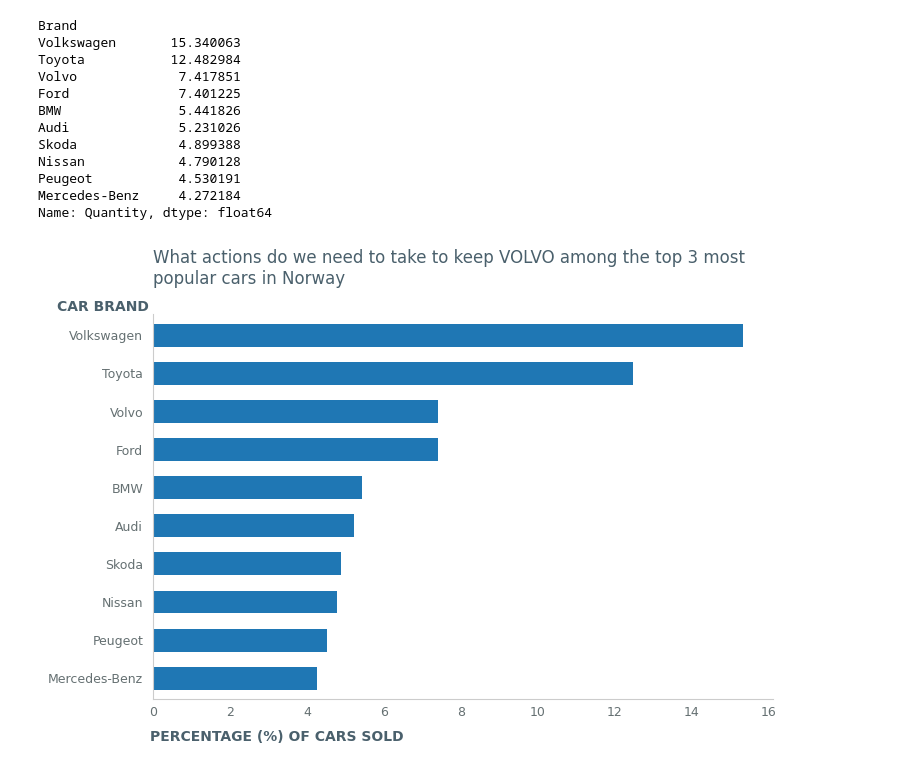
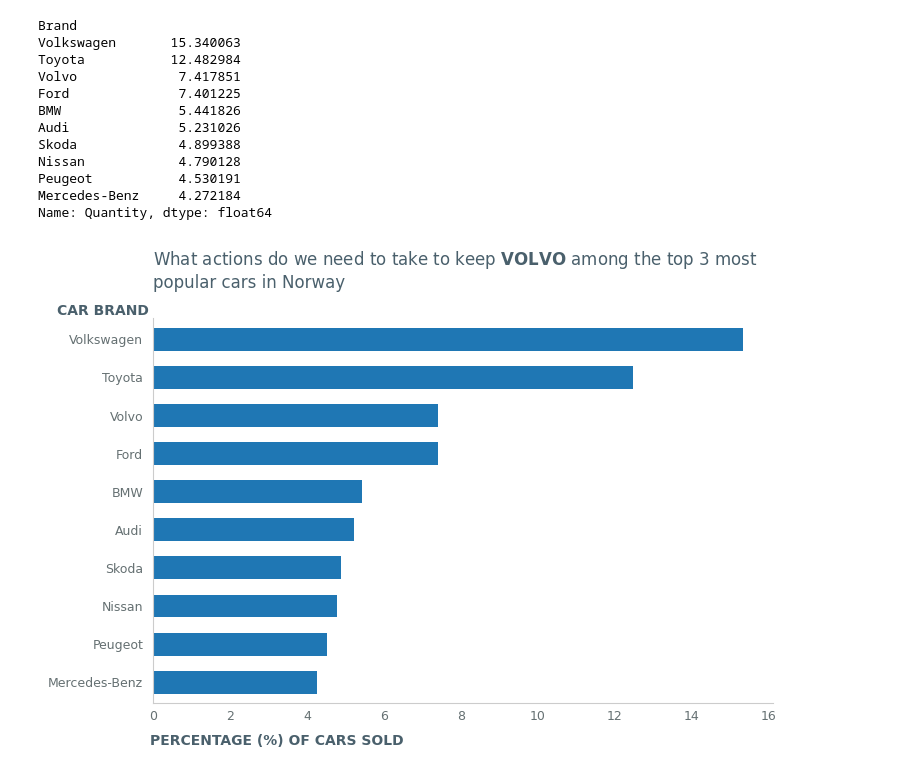
Before and after one commit to kokchun/data_vizualisation_kokchun_giang_de25, a Jupyter notebook: 10_storytelling_matplotlib/storytelling_bar.ipynb, the cells around one changed output. Saved outputs shown, nothing was run; the diff lists cells and outputs as text; code cells hidden in the pictures.

```diff
--- a/10_storytelling_matplotlib/storytelling_bar.ipynb
+++ b/10_storytelling_matplotlib/storytelling_bar.ipynb
@@ -114,25 +114,27 @@ Name: Quantity, dtype: float64
 # %%
 ax = df_percentage.plot(kind="barh", figsize=(8, 5), width=0.6)
 
 ax.spines[["top", "right"]].set_visible(False)
 ax.spines[["left", "bottom"]].set_color(GRAY_1)
 
 ax.tick_params(axis="both", colors=GRAY_2, labelsize=9, length=0, pad=5)
 ax.tick_params(axis="y", pad=7)
 
 ax.set_xlabel("PERCENTAGE (%) OF CARS SOLD", color=GRAY_3, fontweight="bold")
 ax.set_ylabel("CAR BRAND", color=GRAY_3, fontweight="bold", rotation=0)
 
 ax.yaxis.set_label_coords(-0.08, 1)
 ax.xaxis.set_label_coords(0.2, -0.08)
 
 ax.set_title(
-    "What actions do we need to take to keep VOLVO among the top 3 most \npopular cars in Norway",
-    loc = "left",
-    color = GRAY_3,
-    pad = 22
+    "What actions do we need to take to keep"
+    + r" $\bf{VOLVO}$"
+    + " among the top 3 most \npopular cars in Norway",
+    loc="left",
+    color=GRAY_3,
+    pad=22,
 )
 
 ax.invert_yaxis()
 # %% [output]
-[figure, old version]
+[figure, new version]
```
